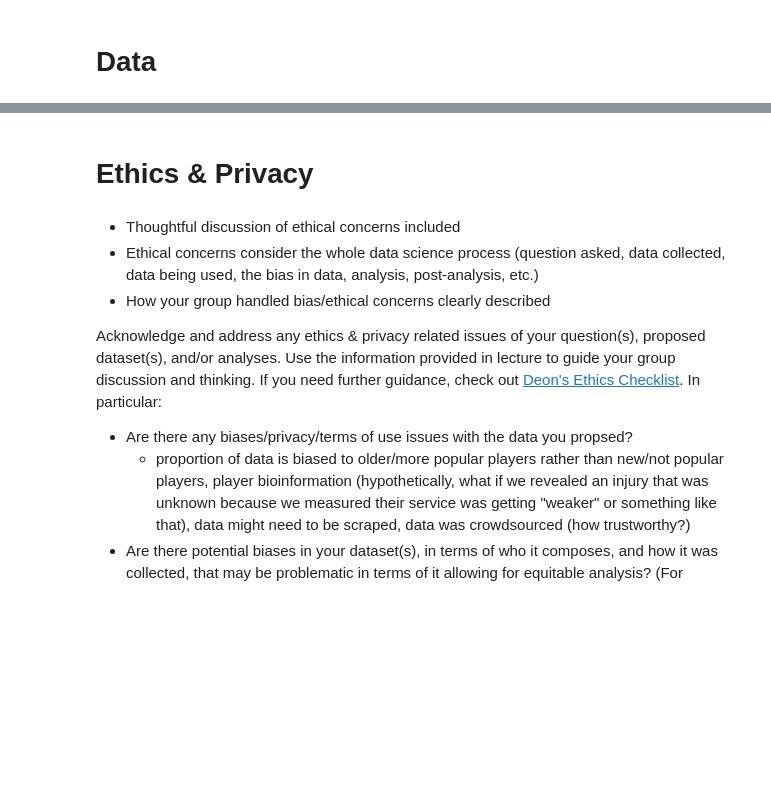
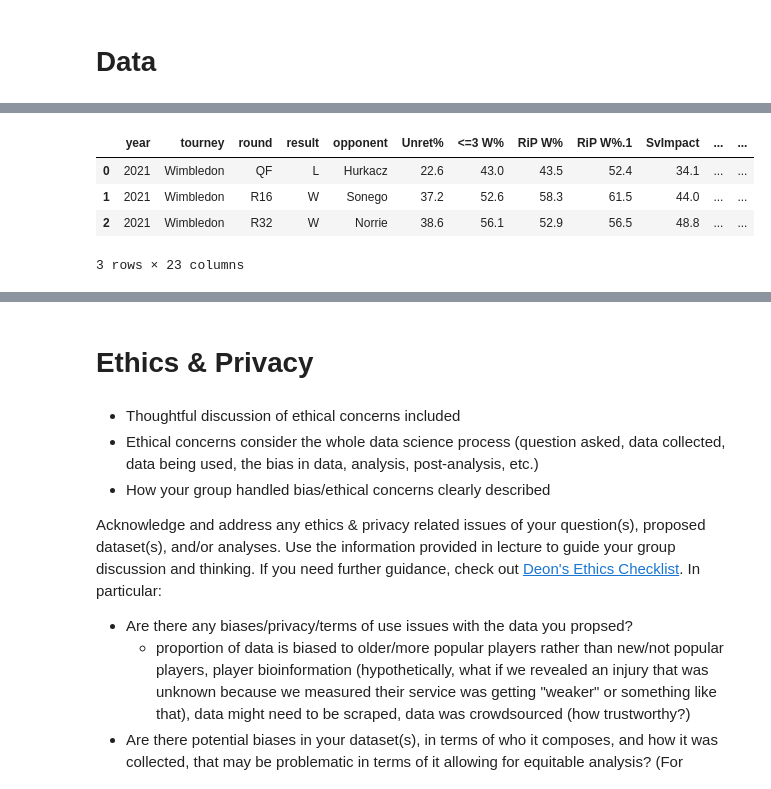
Before and after one commit to altairaguelo/tennis_serve_data_analysis, a Jupyter notebook: DataCheckpoint_Group053_SP25.ipynb, the cells around one changed output, grey strips where cells are left out. Cells and saved outputs as stored; diff of their text form; code cells hidden in the pictures; blank space fills up the shorter version.

```diff
--- a/DataCheckpoint_Group053_SP25.ipynb
+++ b/DataCheckpoint_Group053_SP25.ipynb
@@ -110,0 +187,10 @@ If you plan to use multiple datasets, add a few sentences about how you plan to
+# %%
+import pandas as pd
+fed = pd.read_csv('federer_serve_chart.csv')
+fed.head(3)
+# %% [output]
+|  | year | tourney | round | result | opponent | Unret% | <=3 W% | RiP W% | RiP W%.1 | SvImpact | ... | ... |
+| 0 | 2021 | Wimbledon | QF | L | Hurkacz | 22.6 | 43.0 | 43.5 | 52.4 | 34.1 | ... | ... |
+| 1 | 2021 | Wimbledon | R16 | W | Sonego | 37.2 | 52.6 | 58.3 | 61.5 | 44.0 | ... | ... |
+| 2 | 2021 | Wimbledon | R32 | W | Norrie | 38.6 | 56.1 | 52.9 | 56.5 | 48.8 | ... | ... |
+3 rows × 23 columns
```
Also changed, not shown: parts of 37 cells of this notebook, 3 other files.
